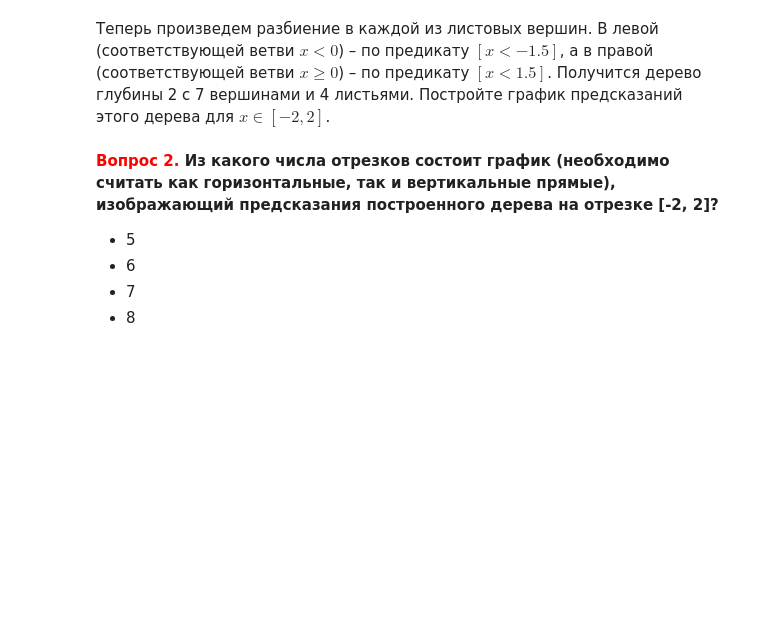
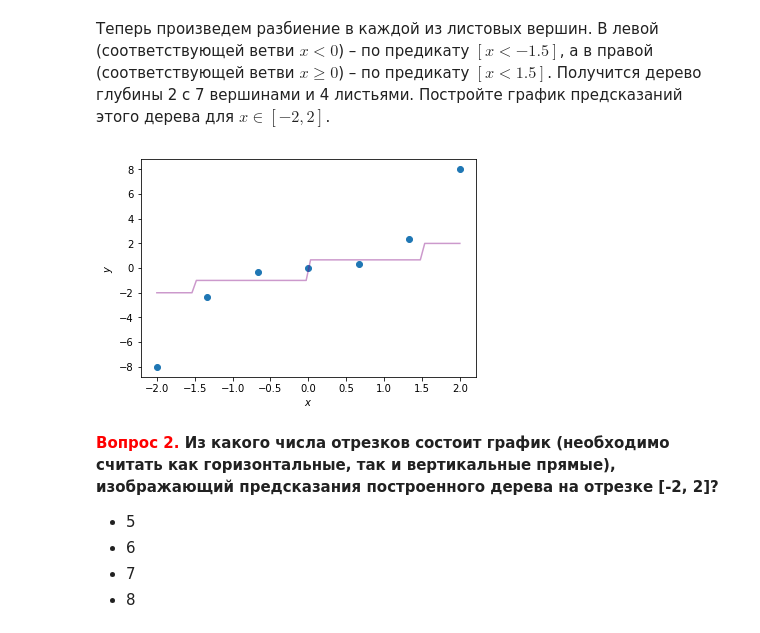
Before and after one commit to Abiks/mlcourse_open, a Jupyter notebook: jupyter_russian/homeworks/hw3_session3_decision_trees.ipynb, the cells around one changed output. Saved outputs shown, nothing was run; the diff lists cells and outputs as text; code cells hidden in the pictures; blank space fills up the shorter version.

```diff
--- a/jupyter_russian/homeworks/hw3_session3_decision_trees.ipynb
+++ b/jupyter_russian/homeworks/hw3_session3_decision_trees.ipynb
@@ -70,3 +98,24 @@ def regression_var_criterion(X, y, t):
+# %%
+# Ваш код здесь
+X = np.linspace(-2, 2, 7)
+y = X ** 3
+
+x_pred = np.linspace(-2, 2, 70)
+y_pred = np.zeros_like(x_pred)
+
+y_pred[x_pred<-1.5] = X[X<-1.5].mean()
+y_pred[(x_pred>=-1.5) & (x_pred<0)] = X[(X>=-1.5) & (X<0)].mean()
+y_pred[(x_pred>=0) & (x_pred<1.5)] = X[(X>=0) & (X<1.5)].mean()
+y_pred[x_pred>=1.5] = X[X>=1.5].mean()
+
+plt.scatter(X, y)
+
+plt.plot(x_pred,y_pred, color='purple', alpha=0.4)
+
+plt.xlabel(r'$x$')
+plt.ylabel(r'$y$');
+# %% [output]
+[figure, added]
 # %% [markdown]
 **<font color='red'>Вопрос 2.</font> Из какого числа отрезков состоит график (необходимо считать как горизонтальные, так и вертикальные прямые), изображающий предсказания построенного дерева на отрезке [-2, 2]?**
 - 5
```
Also changed, not shown: parts of 40 cells of this notebook, 2 other files.
